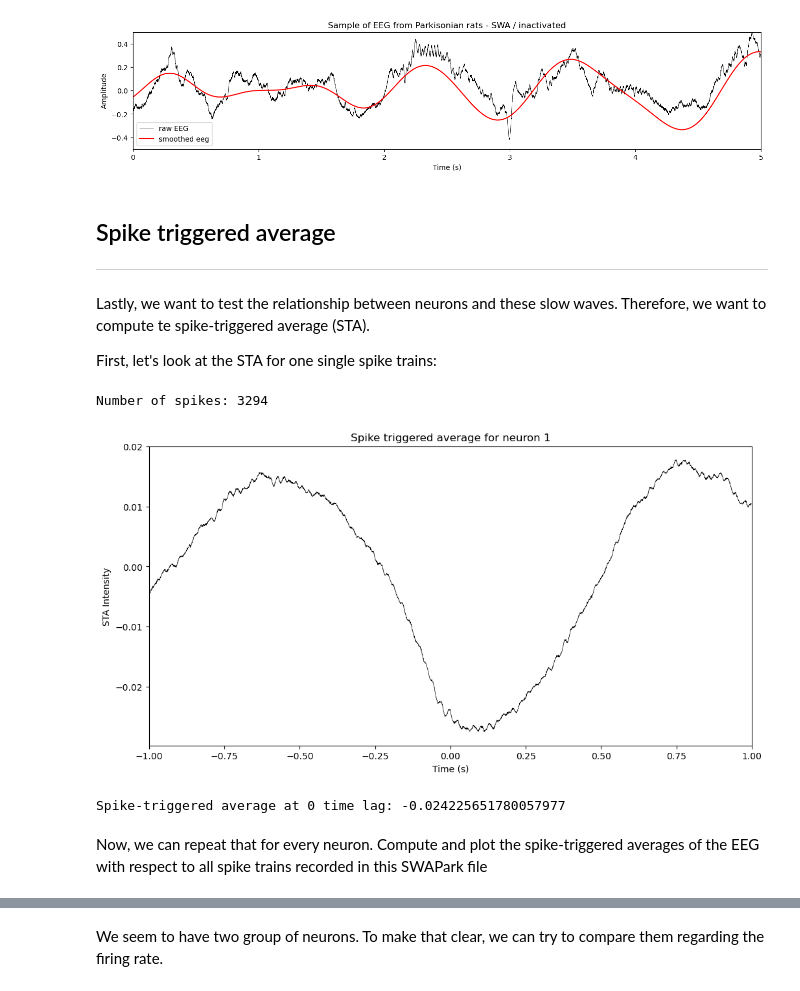
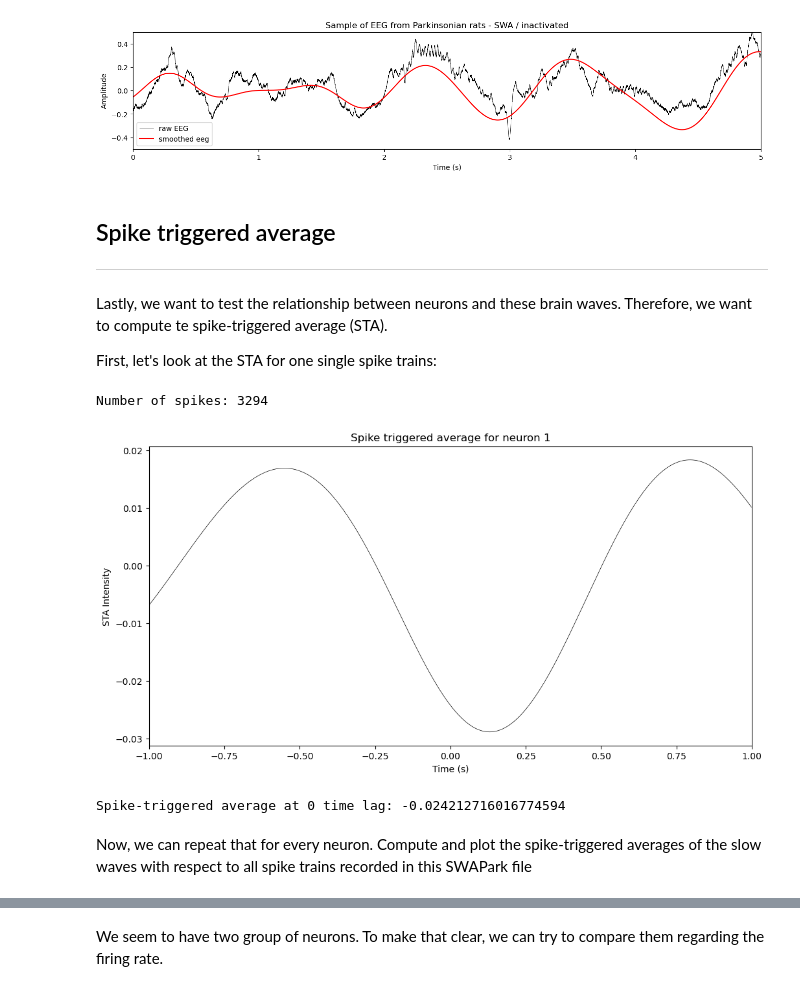
Before and after one commit to nicolas-bsrt/parkinson_project, a Jupyter notebook: project.ipynb, the cells around one changed output, grey strips where cells are left out. Drawn from its saved outputs; the diff is of its cells as text; code cells hidden in the pictures.

```diff
--- a/project.ipynb
+++ b/project.ipynb
@@ -530,7 +610,7 @@ plt.show()
 ## Spike triggered average
 ---
 
-Lastly, we want to test the relationship between neurons and these slow waves. Therefore, we want to compute te spike-triggered average (STA).
+Lastly, we want to test the relationship between neurons and these brain waves. Therefore, we want to compute te spike-triggered average (STA).
 
 First, let's look at the STA for one single spike trains:
 # %%
@@ -572,39 +652,39 @@ def get_spike_triggered_average(spike_trains_times):
     for i in range(min_index, max_index):
         # On each loop, add to the sum vector the amplitude of the EEG in the sliding reader head
         # First convert spike time into the synchronous EEG index
         eeg_index = int(spike_trains_times[i+1]/eeg_interval)
         # Select only relevant data (eeg data in the reading window) and at them to the sum
-        spike_triggered_sum += eeg_data[eeg_index-int(window_int/2)-1 : eeg_index+int(window_int/2)]
+        spike_triggered_sum += eeg_slow_waves[eeg_index-int(window_int/2)-1 : eeg_index+int(window_int/2)]
 
     # Convert the sum into an average
     spike_triggered_average = spike_triggered_sum / (len(spike_trains_times)-2)
 
     # Normalize the STA to center it on 0
     spike_triggered_average = spike_triggered_average - np.mean(spike_triggered_average)
     return spike_triggered_average
 
 
 # Get the STA for the first set of data
 STA_1 = get_spike_triggered_average(ST1_times)
 
 # Plot the resulting curve
 plt.figure(figsize=(12,6))
 plt.plot(time_vector, STA_1, color='k', linewidth=0.5)
 plt.xlim(-1,1)
 plt.xlabel('Time (s)')
 plt.ylabel('STA Intensity')
 plt.title('Spike triggered average for neuron 1')
 plt.show()
 
 # Value of the spike-triggered average at 0 time lag
 print("Spike-triggered average at 0 time lag:", STA_1[int(window_int/2)])
 # %% [output]
 Number of spikes: 3294
-[figure, old version]
+[figure, new version]
-Spike-triggered average at 0 time lag: -0.024225651780057977
+Spike-triggered average at 0 time lag: -0.024212716016774594
 # %% [markdown]
 Now, we can repeat that for every neuron.
-Compute and plot the spike-triggered averages of the EEG with respect to all spike trains recorded in this SWAPark file
+Compute and plot the spike-triggered averages of the slow waves with respect to all spike trains recorded in this SWAPark file
 # %%
 # Select all spike trains samples (the first signal correspond to EEG)
 STs = list(data['SWAPark'])[1:]
```
Also changed, not shown: parts of 18 cells of this notebook.
